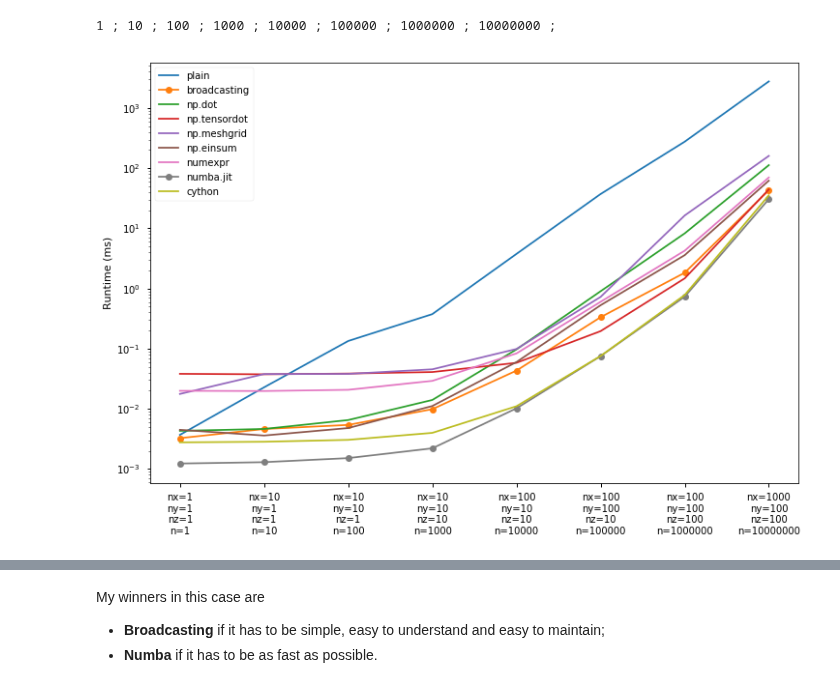
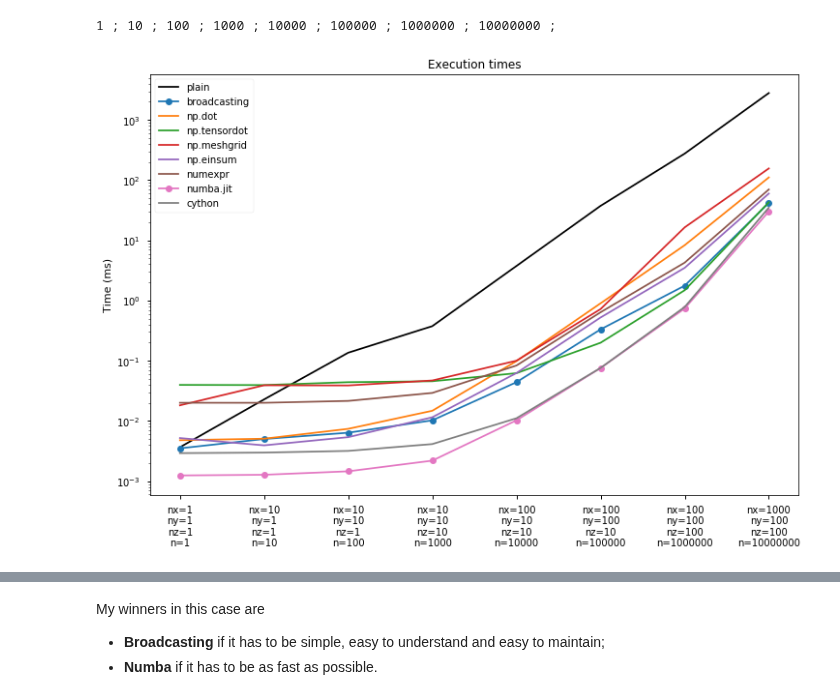
Before and after one commit to prisae/tmp-share, a Jupyter notebook: multiply_volume.ipynb, the cells around one changed output, grey strips where cells are left out. Saved outputs shown, nothing was run; the diff lists cells and outputs as text; code cells hidden in the pictures.

```diff
--- a/multiply_volume.ipynb
+++ b/multiply_volume.ipynb
@@ -231,21 +231,24 @@ for i in range(len(nx)):
 # %%
 plt.figure(figsize=(12,8))
 
 for key, item in data.items():
     if key in ['broadcasting', 'numba.jit']:
         ls = 'o-'
+    elif key == 'plain':
+        ls = 'k-'
     else:
         ls = '-'
     plt.plot(item['time'], ls, label=key)
 plt.yscale('log')
 plt.legend()
-plt.ylabel('Runtime (ms)')
+plt.title('Execution times')
+plt.ylabel('Time (ms)')
 
 label = []
 for i in range(len(nx)):
     label.append('nx='+str(nx[i])+'\nny='+str(ny[i])+'\nnz='+str(nz[i])+'\nn='+str(nxyz[i])+'')
 plt.xticks(np.arange(len(nx)), label)
 
 plt.show()
 # %% [output]
-[figure, old version]
+[figure, new version]
```
Also changed, not shown: parts of 3 cells of this notebook.
